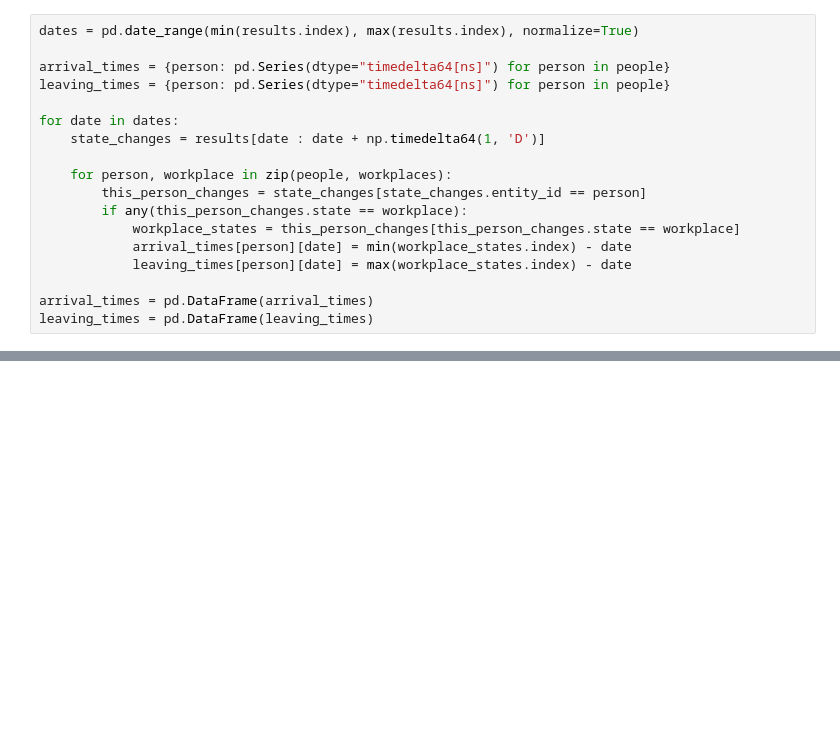
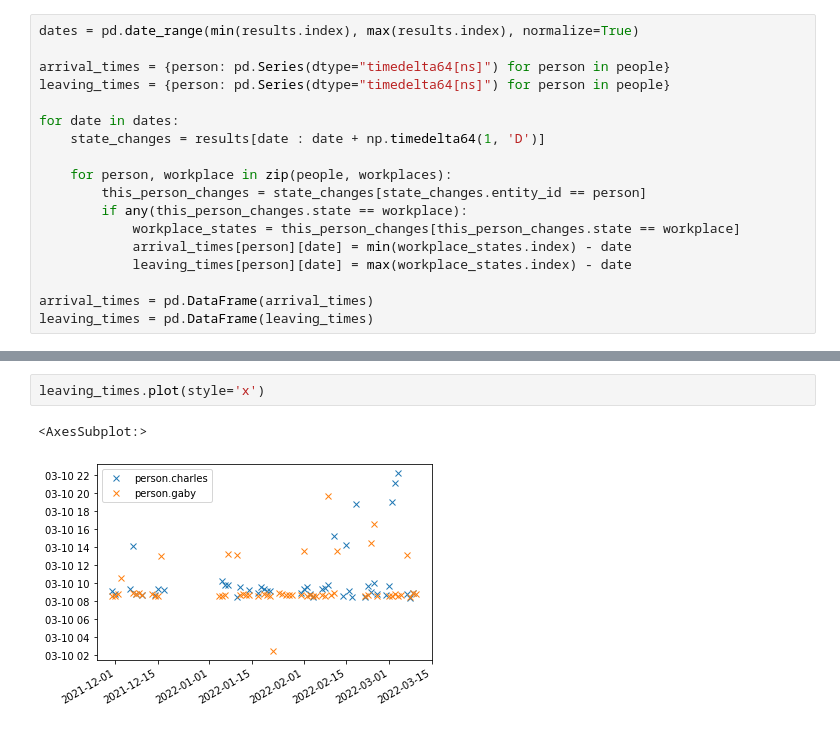
Before and after one commit to charlesbaynham/house-absolute-ha-setup, a Jupyter notebook: notebooks/plot_work_leavings.ipynb, the cells around one changed output, grey strips where cells are left out. Cells and saved outputs as stored; diff of their text form; blank space fills up the shorter version.

```diff
--- a/notebooks/plot_work_leavings.ipynb
+++ b/notebooks/plot_work_leavings.ipynb
@@ -139,0 +114,5 @@ s.plot()
+# %%
+leaving_times.plot(style='x')
+# %% [output]
+<AxesSubplot:>
+[figure, added]
```
Also changed, not shown: parts of 5 cells of this notebook.
